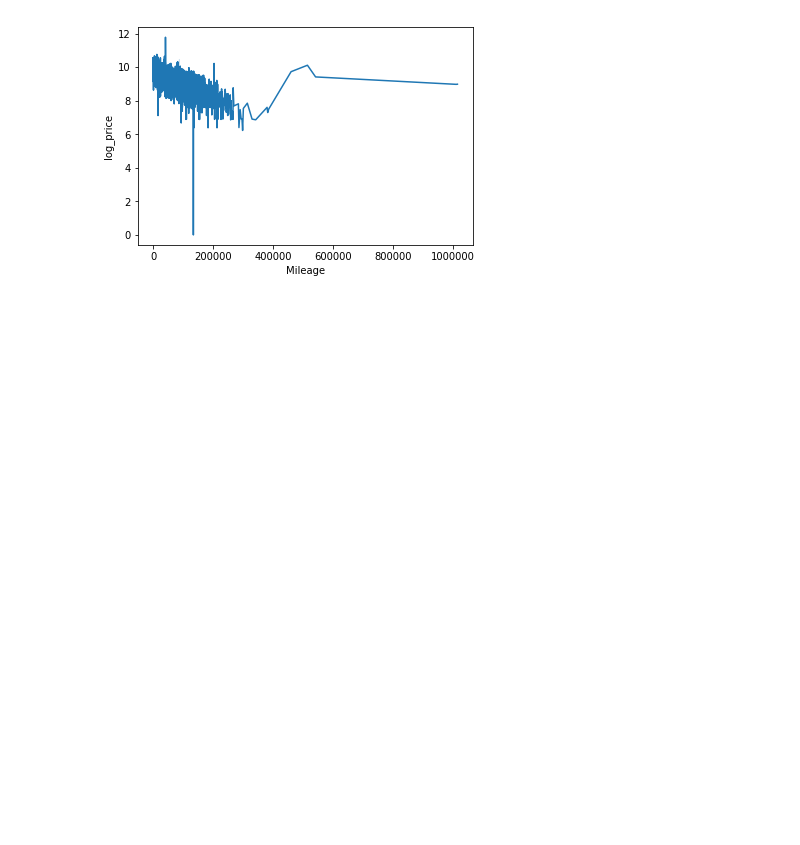
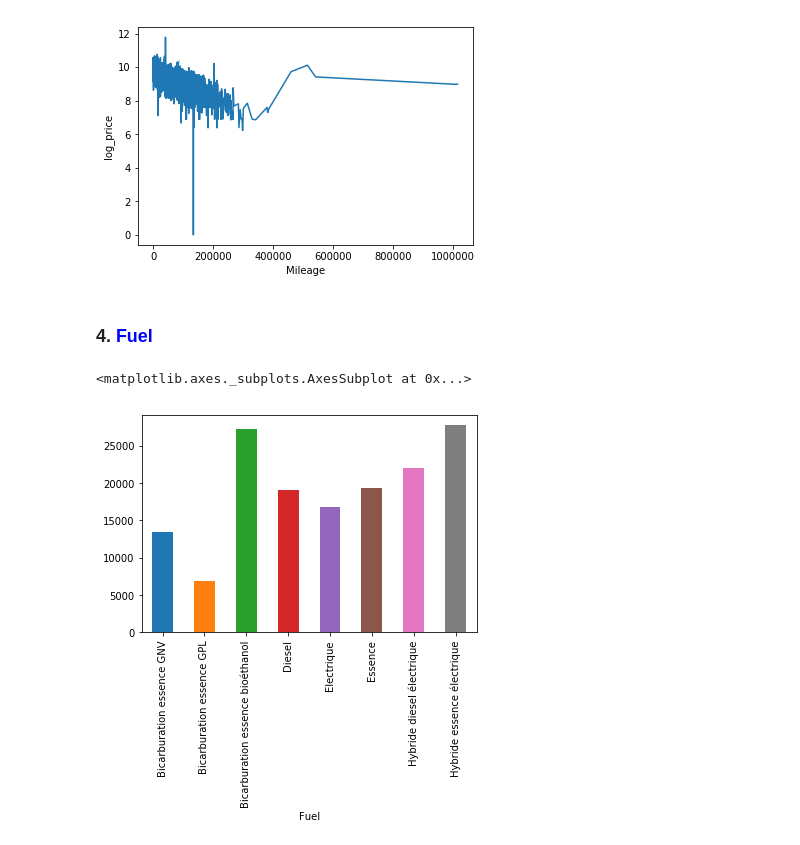
Before and after one commit to nguyenkhacbaoanh/used_car_price_estimation, a Jupyter notebook: notebook/Data Car Preprocessing.ipynb, the cells around one changed output. Drawn from its saved outputs; the diff is of its cells as text; code cells hidden in the pictures; blank space fills up the shorter version.

```diff
--- a/notebook/Data Car Preprocessing.ipynb
+++ b/notebook/Data Car Preprocessing.ipynb
@@ -497,3 +482,10 @@ sns.lineplot(x ='Mileage', y ='log_price', data = data_car_preprocessed_non_dupl
 # %% [output]
 <matplotlib.axes._subplots.AxesSubplot at 0x...>
 [figure]
+# %% [markdown]
+### 4. <font color='blue'> Fuel </font>
+# %%
+data_car_preprocessed_non_duplicate.groupby(by="Fuel")["Price"].agg(np.mean).plot(kind='bar')
+# %% [output]
+<matplotlib.axes._subplots.AxesSubplot at 0x...>
+[figure, added]
```
Also changed, not shown: parts of 16 cells of this notebook, 1 other file.
